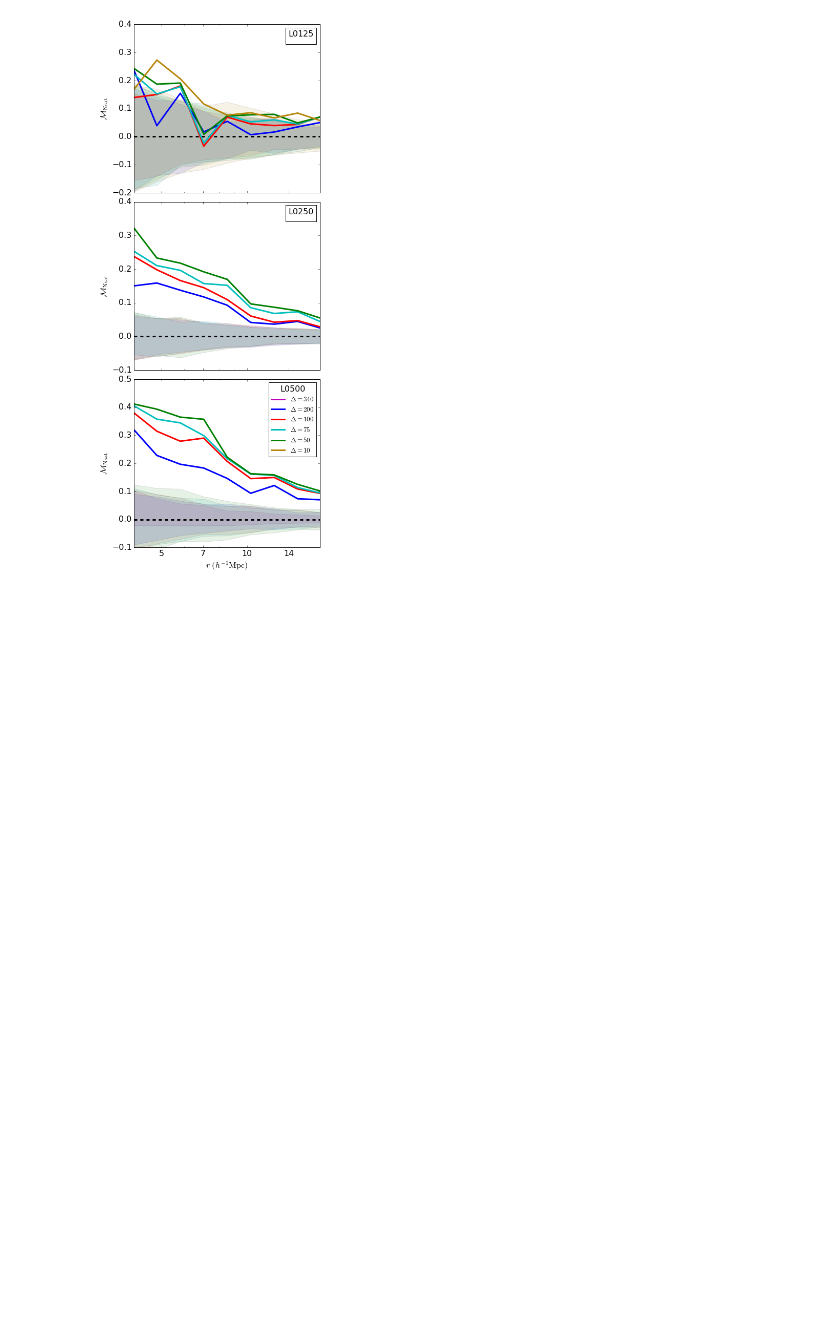
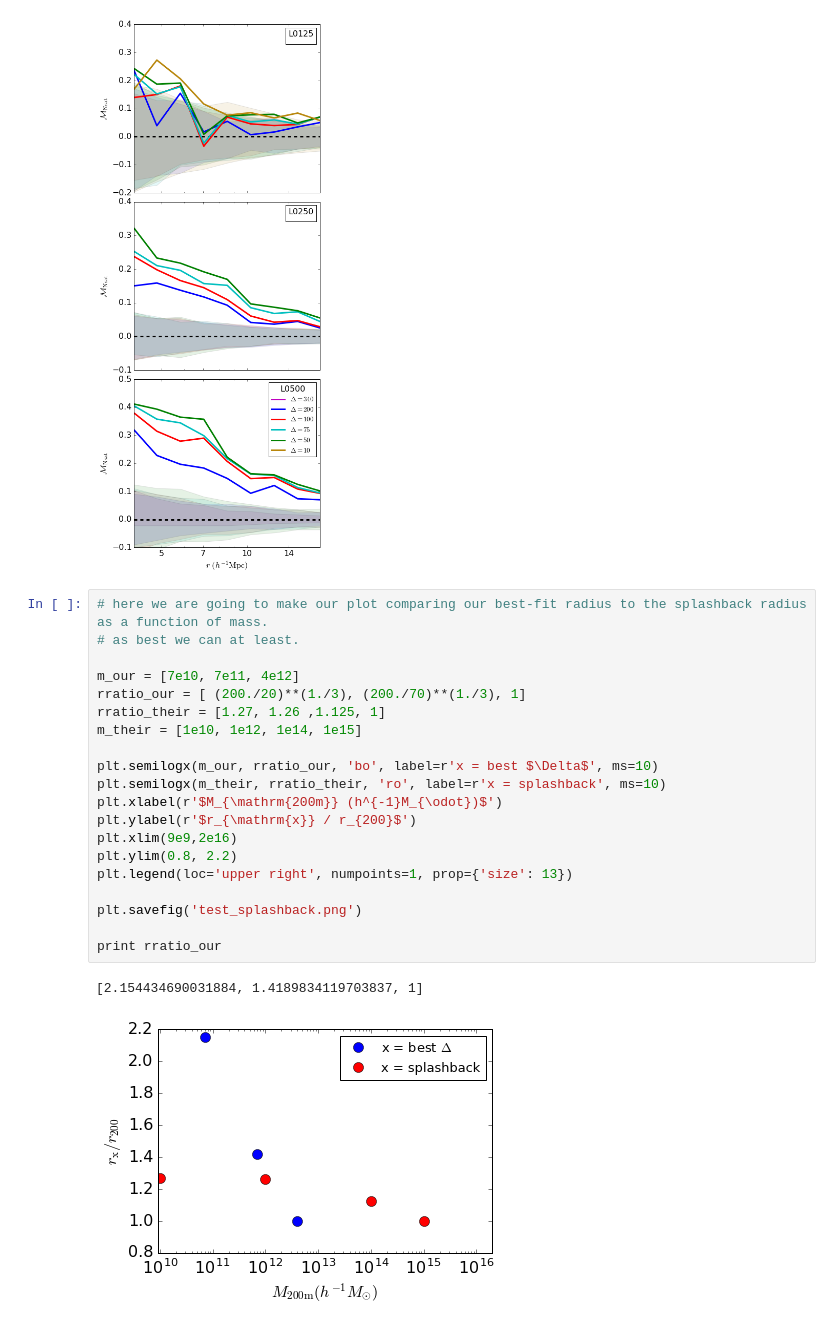
Before and after one commit to villarrealas/haloenviron-pipeline, a Jupyter notebook: PlotMaker.ipynb, the cells around one changed output. Cells and saved outputs as stored; diff of their text form; blank space fills up the shorter version.

Commit message:
made plot of splashback radius

```diff
--- a/PlotMaker.ipynb
+++ b/PlotMaker.ipynb
@@ -1473,3 +1473,26 @@ fig.tight_layout(pad=0.1)
 plt.savefig('./FIGS/match_mcf_nsat_test.'+fmttag)
 # %% [output]
 [figure]
+# %%
+# here we are going to make our plot comparing our best-fit radius to the splashback radius as a function of mass.
+# as best we can at least.
+
+m_our = [7e10, 7e11, 4e12]
+rratio_our = [ (200./20)**(1./3), (200./70)**(1./3), 1]
+rratio_their = [1.27, 1.26 ,1.125, 1]
+m_their = [1e10, 1e12, 1e14, 1e15]
+
+plt.semilogx(m_our, rratio_our, 'bo', label=r'x = best $\Delta$', ms=10)
+plt.semilogx(m_their, rratio_their, 'ro', label=r'x = splashback', ms=10)
+plt.xlabel(r'$M_{\mathrm{200m}} (h^{-1}M_{\odot})$')
+plt.ylabel(r'$r_{\mathrm{x}} / r_{200}$')
+plt.xlim(9e9,2e16)
+plt.ylim(0.8, 2.2)
+plt.legend(loc='upper right', numpoints=1, prop={'size': 13})
+
+plt.savefig('test_splashback.png')
+
+print rratio_our
+# %% [output]
+[2.154434690031884, 1.4189834119703837, 1]
+[figure, added]
```
